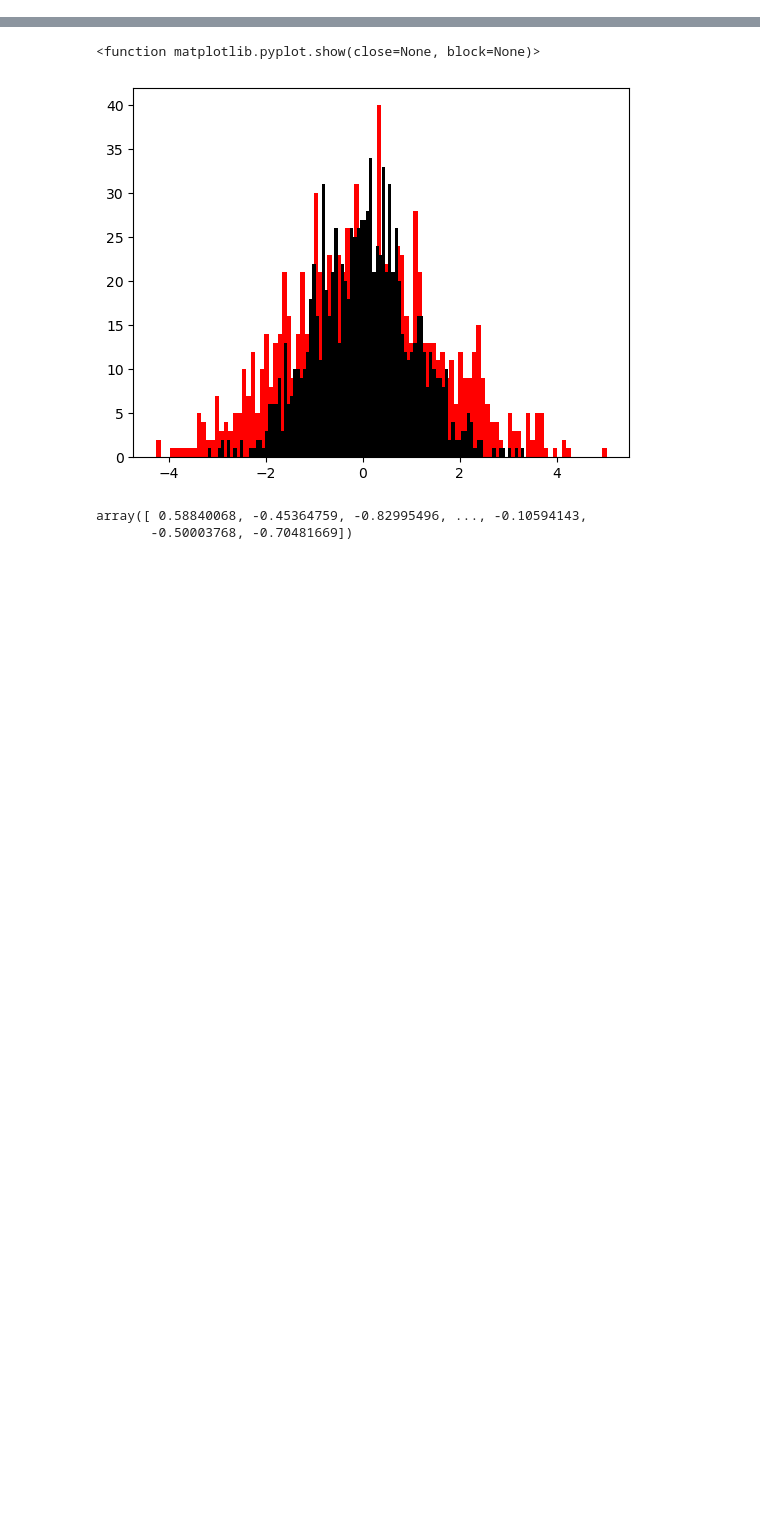
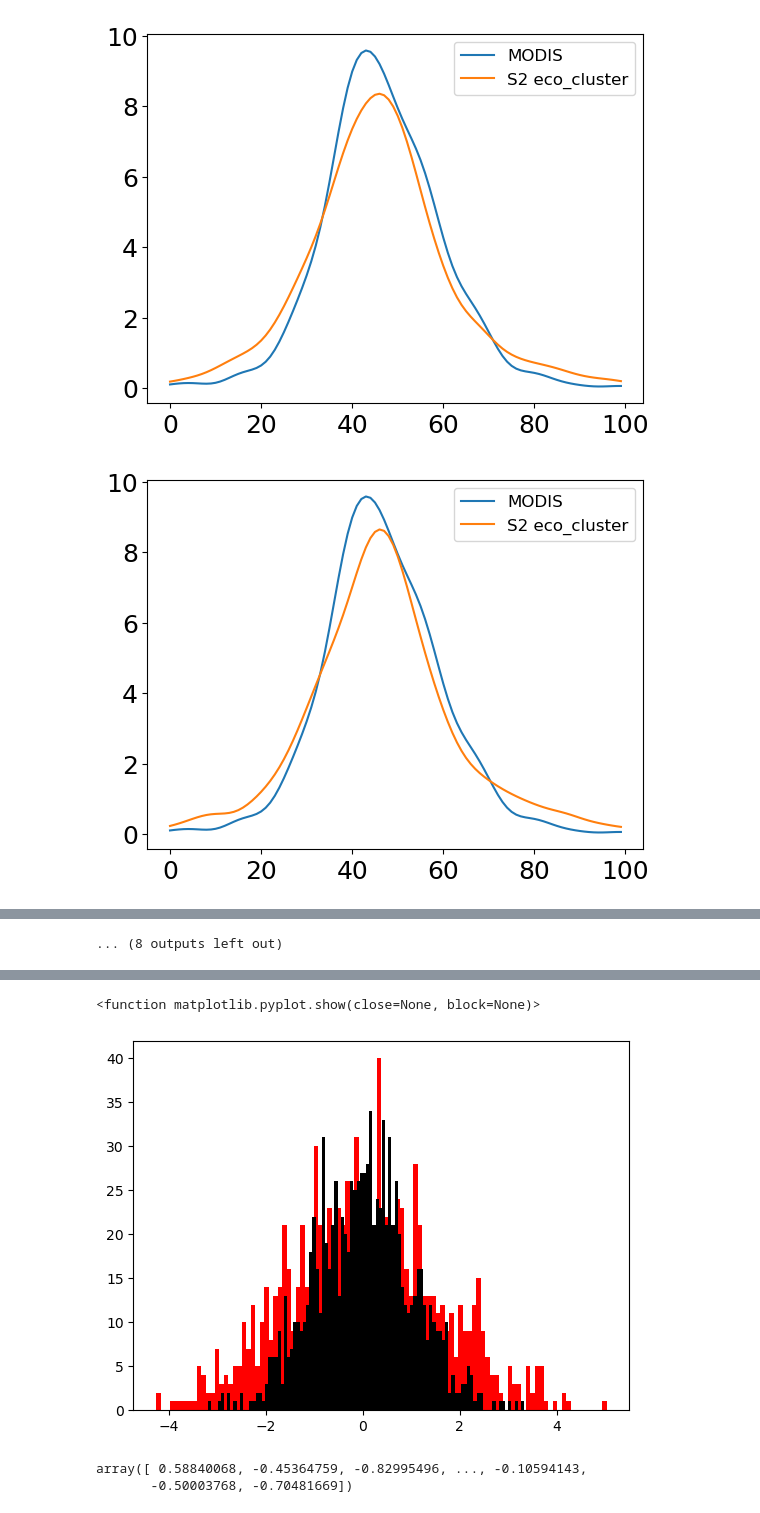
Before and after one commit to Clair3/RegionalExtremes, a Jupyter notebook: distance_metric.ipynb, the cells around one changed output, grey strips where cells are left out. Saved outputs shown, nothing was run; the diff lists cells and outputs as text; code cells hidden in the pictures; blank space fills up the shorter version.

```diff
--- a/distance_metric.ipynb
+++ b/distance_metric.ipynb
@@ -3,0 +411,19 @@ from scipy.stats import norm, entropy, wasserstein_distance
+# %%
+for location in range(0, 20):
+    group_label = eco_cluster_test_labels.isel(location=location).values.item()
+    test_data = deseasonalized_modis.isel(location=location).values
+
+    ref_kde = reference_kdes[group_label]
+    test_data = test_data[np.isfinite(test_data)]
+    test_kde = kdes_modis[np.round(np.nanmean(test_data), 10)]
+    min_val, max_val = np.min(test_data), np.max(test_data)
+    grid = np.linspace(min_val, max_val, 100)
+
+    fig, ax = plt.subplots()
+    ax.plot(test_kde(grid), label="MODIS")
+    ax.plot(ref_kde(grid), label="S2 eco_cluster")
+    ax.legend(fontsize=12)
+    plt.show()
+# %% [output]
+[figure, added]
+[figure, added]
@@ -3,0 +440 @@ from scipy.stats import norm, entropy, wasserstein_distance
+... (8 outputs left out)
```
Also changed, not shown: parts of 53 cells of this notebook, 4 other files.
